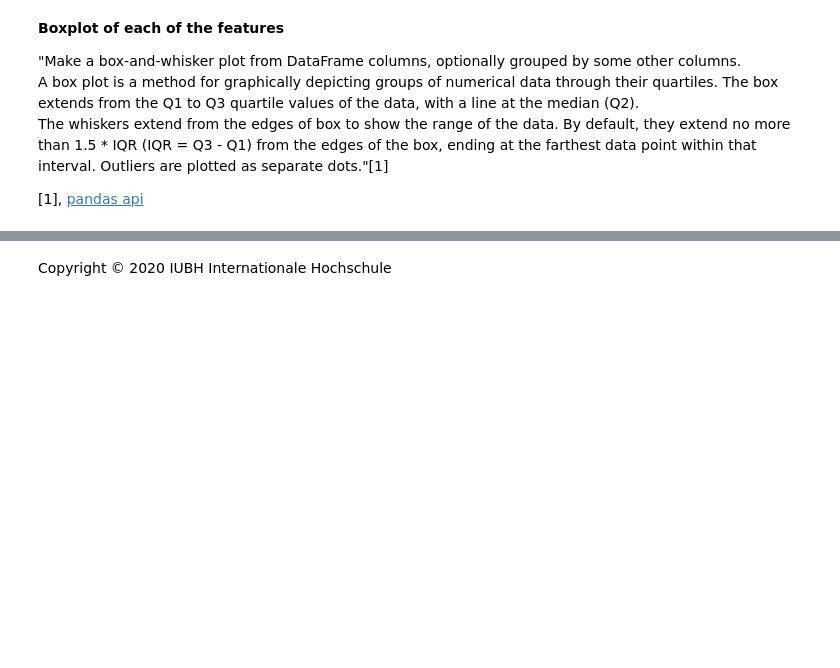
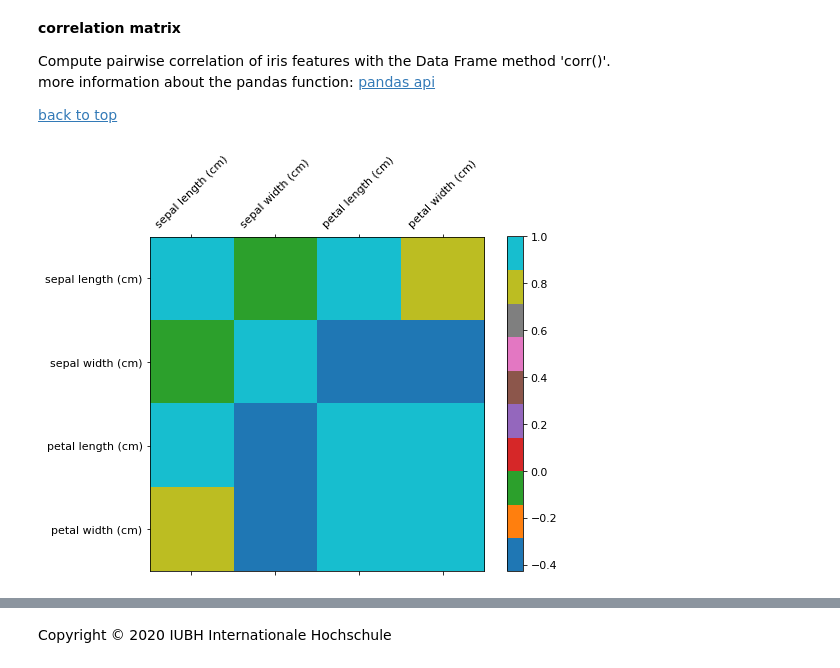
Before and after one commit to iubh/DLMDSML01_DEV, a Jupyter notebook: explorative data analysis.ipynb, the cells around one changed output, grey strips where cells are left out. Saved outputs shown, nothing was run; the diff lists cells and outputs as text; code cells hidden in the pictures; blank space fills up the shorter version.

```diff
--- a/explorative data analysis.ipynb
+++ b/explorative data analysis.ipynb
@@ -107,23 +99,41 @@ description of the function:
+# %% [markdown]
+<a id="corrMat">**correlation matrix**</a><br>
+
+Compute pairwise correlation of iris features with the Data Frame method 'corr()'.<br>
+more information about the pandas function: [pandas api](https://pandas.pydata.org/pandas-docs/stable/reference/api/pandas.DataFrame.corr.html)
+
+[back to top](#intro)
 # %%
 # correlation matrix of feature_names
 #
+#
+import matplotlib.pyplot as plt
+import pandas as pd
+from sklearn.datasets import load_iris
+#
+# load dataset
+data = load_iris()
+#
 # create dataframe without class-column
-dfFeature = pd.DataFrame(skBunch_iris['data'], columns=skBunch_iris['feature_names'])
+df_features = pd.DataFrame(data['data'], columns=data['feature_names'])
 #
 f = plt.figure(figsize=(8, 6))
-corrM = dfFeature.corr()
 #
-plt.matshow(corrM, fignum=f.number, cmap=plt.get_cmap('plasma'))
-plt.xticks(range(dfFeature.shape[1]), dfFeature.columns, fontsize=11, rotation=45)
-plt.yticks(range(dfFeature.shape[1]), dfFeature.columns, fontsize=11)
+# create correlation matrix
+corr_Matrix = df_features.corr()
+#
+# with matshow() the correlation matrix can be visualized
+# matshow() displays an array as a matrix. https://matplotlib.org/3.1.1/api/_as_gen/matplotlib.pyplot.matshow.html
+#
+plt.matshow(corr_Matrix, fignum=f.number, cmap=plt.get_cmap('tab10'))
+#
+# label the x and y axis with the features names
+plt.xticks(range(df_features.shape[1]), df_features.columns, fontsize=11, rotation=45)
+plt.yticks(range(df_features.shape[1]), df_features.columns, fontsize=11)
+# add colorbar and set font size equal to label font size
 cb = plt.colorbar()
 cb.ax.tick_params(labelsize=11)
-# plt.title('Correlation Matrix', fontsize=14);
 
 plt.show()
+# %% [output]
+[figure, added]
-# %% [markdown]
-<a id="boxplot">**Boxplot of each of the features**</a>
-
-"Make a box-and-whisker plot from DataFrame columns, optionally grouped by some other columns.<br> A box plot is a method for graphically depicting groups of numerical data through their quartiles. The box extends from the Q1 to Q3 quartile values of the data, with a line at the median (Q2).<br> The whiskers extend from the edges of box to show the range of the data. By default, they extend no more than 1.5 * IQR (IQR = Q3 - Q1) from the edges of the box, ending at the farthest data point within that interval. Outliers are plotted as separate dots."[1]
-
-[1], [pandas api](https://pandas.pydata.org/pandas-docs/stable/reference/api/pandas.plotting.boxplot.html)
```
Also changed, not shown: parts of 20 cells of this notebook.
